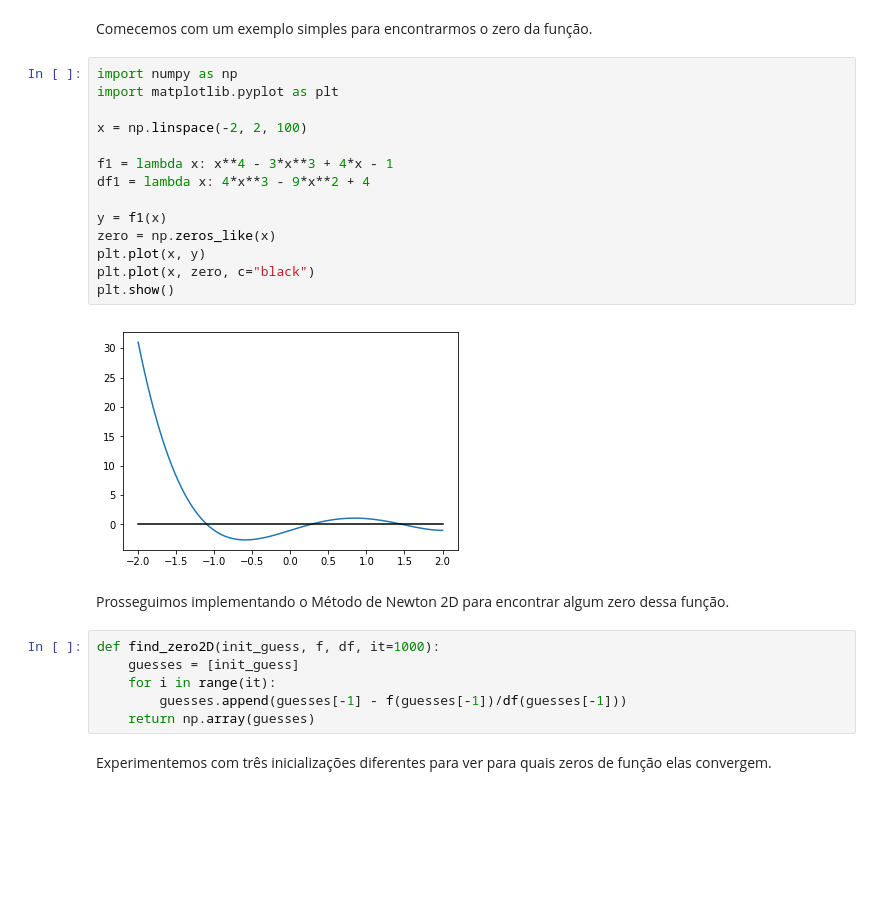
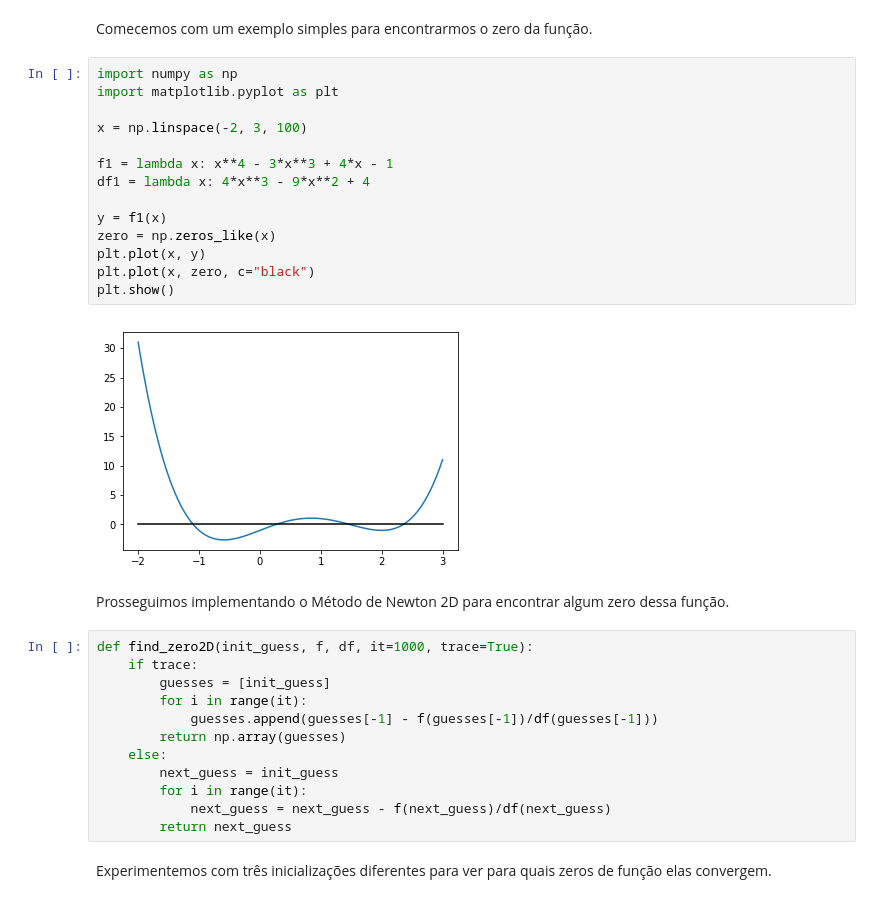
Before and after one commit to GuilhermeFreire/MetodosNumericos2, a Jupyter notebook: Aula 15 - Soluções.ipynb, the cells around one changed output. Cells and saved outputs as stored; diff of their text form; blank space fills up the shorter version.

```diff
--- a/Aula 15 - Soluções.ipynb
+++ b/Aula 15 - Soluções.ipynb
@@ -9,27 +9,33 @@ Comecemos com um exemplo simples para encontrarmos o zero da função.
 # %%
 import numpy as np
 import matplotlib.pyplot as plt
 
-x = np.linspace(-2, 2, 100)
+x = np.linspace(-2, 3, 100)
 
 f1 = lambda x: x**4 - 3*x**3 + 4*x - 1
 df1 = lambda x: 4*x**3 - 9*x**2 + 4
 
 y = f1(x)
 zero = np.zeros_like(x)
 plt.plot(x, y)
 plt.plot(x, zero, c="black")
 plt.show()
 # %% [output]
-[figure, old version]
+[figure, new version]
 # %% [markdown]
 Prosseguimos implementando o Método de Newton 2D para encontrar algum zero dessa função.
 # %%
-def find_zero2D(init_guess, f, df, it=1000):
-    guesses = [init_guess]
-    for i in range(it):
-        guesses.append(guesses[-1] - f(guesses[-1])/df(guesses[-1]))
-    return np.array(guesses)
+def find_zero2D(init_guess, f, df, it=1000, trace=True):
+    if trace:
+        guesses = [init_guess]
+        for i in range(it):
+            guesses.append(guesses[-1] - f(guesses[-1])/df(guesses[-1]))
+        return np.array(guesses)
+    else:
+        next_guess = init_guess
+        for i in range(it):
+            next_guess = next_guess - f(next_guess)/df(next_guess)
+        return next_guess
 # %% [markdown]
 Experimentemos com três inicializações diferentes para ver para quais zeros de função elas convergem.
 # %%
```
Also changed, not shown: parts of 9 cells of this notebook.
